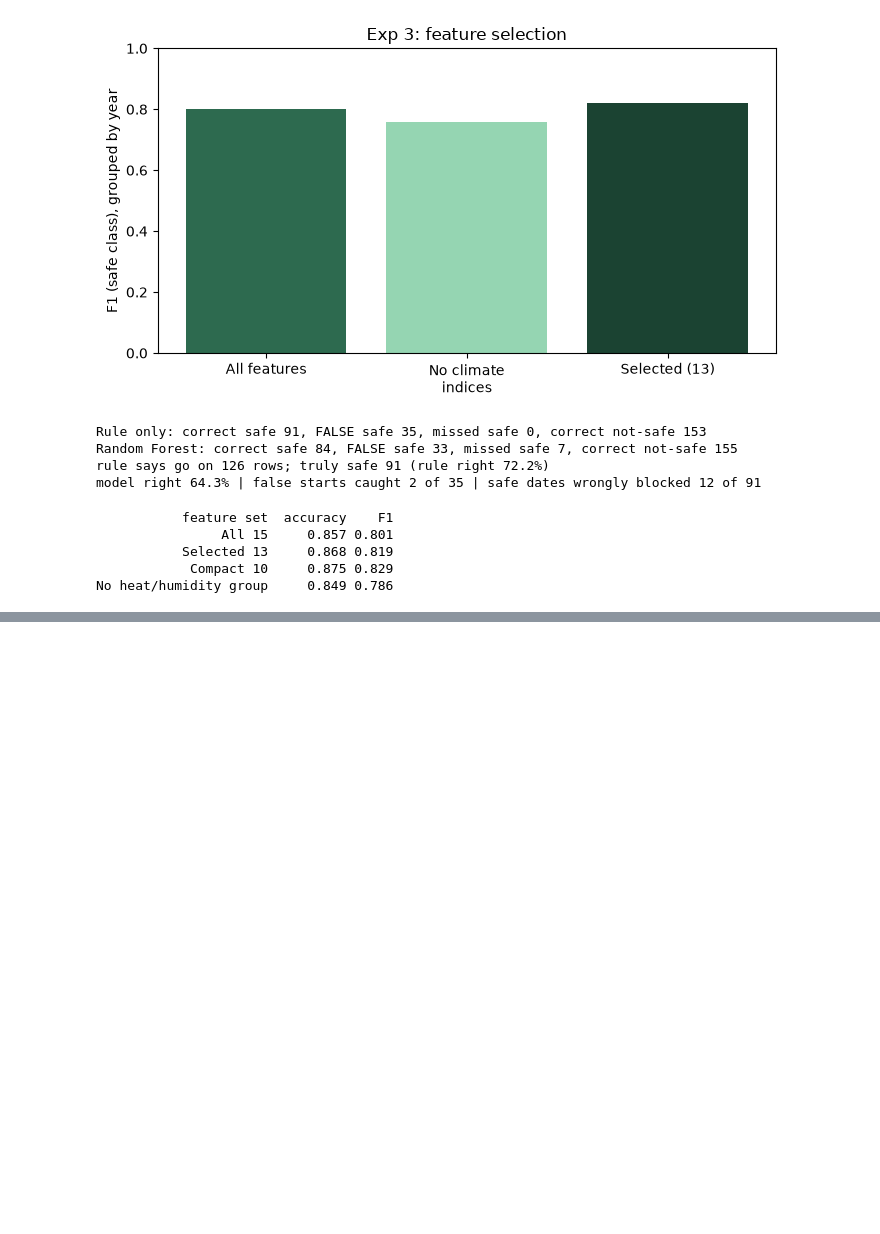
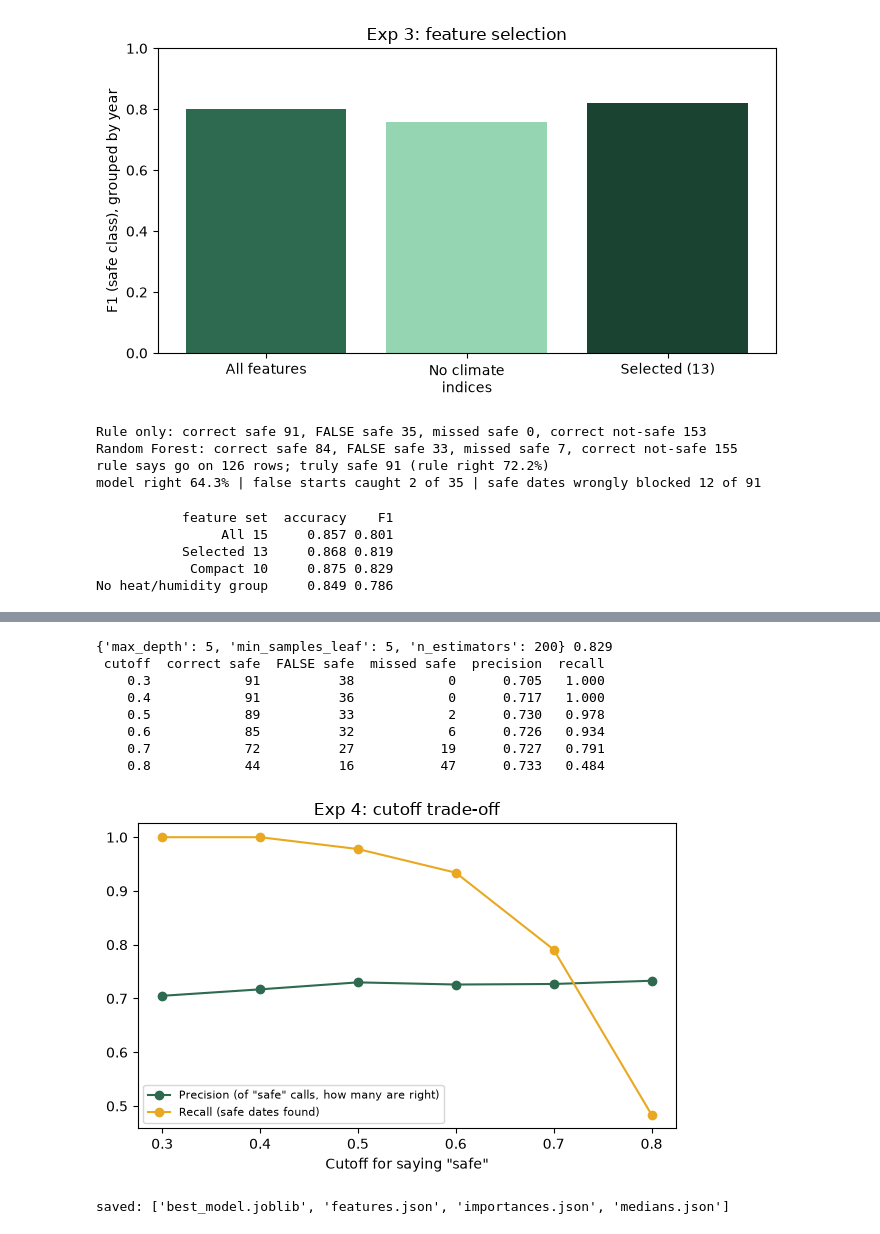
Before and after one commit to samikshadongare06-jpg/aiml-cie, a Jupyter notebook: notebooks/experiments.ipynb, the cells around one changed output, grey strips where cells are left out. Drawn from its saved outputs; the diff is of its cells as text; code cells hidden in the pictures; blank space fills up the shorter version.

```diff
--- a/notebooks/experiments.ipynb
+++ b/notebooks/experiments.ipynb
@@ -373,0 +422,49 @@ No heat/humidity group     0.849 0.786
+# %%
+# light tuning and the cutoff trade-off
+from sklearn.model_selection import GridSearchCV
+
+grid = GridSearchCV(RandomForestClassifier(class_weight='balanced', random_state=RS),
+                    {'n_estimators': [200, 400], 'max_depth': [3, 5, None], 'min_samples_leaf': [1, 3, 5]},
+                    cv=GroupKFold(n_splits=5), scoring='f1', n_jobs=-1)
+grid.fit(Xc, y, groups=groups)
+print(grid.best_params_, round(grid.best_score_, 3))   # slightly optimistic: tuned on the same folds
+best_rf = RandomForestClassifier(class_weight='balanced', random_state=RS, **grid.best_params_)
+log('Exp4 tuned Random Forest F1', grid.best_score_)
+
+proba = cross_val_predict(best_rf, Xc, y, cv=GroupKFold(n_splits=5), groups=groups, method='predict_proba')[:, 1]
+rows = []
+for t in [0.3, 0.4, 0.5, 0.6, 0.7, 0.8]:
+    p = (proba >= t).astype(int)
+    tn, fp, fn, tp = confusion_matrix(y, p).ravel()
+    rows.append((t, tp, fp, fn, round(tp / max(tp + fp, 1), 3), round(tp / (tp + fn), 3)))
+thr = pd.DataFrame(rows, columns=['cutoff', 'correct safe', 'FALSE safe', 'missed safe', 'precision', 'recall'])
+print(thr.to_string(index=False))
+
+plt.figure(figsize=(6, 4))
+plt.plot(thr['cutoff'], thr['precision'], marker='o', color='#2D6A4F', label='Precision (of "safe" calls, how many are right)')
+plt.plot(thr['cutoff'], thr['recall'], marker='o', color='#E9A820', label='Recall (safe dates found)')
+plt.xlabel('Cutoff for saying "safe"'); plt.legend(fontsize=8); plt.title('Exp 4: cutoff trade-off')
+plt.tight_layout()
+plt.savefig('static/charts/exp4_threshold.png', dpi=150); plt.show()
+# %% [output]
+{'max_depth': 5, 'min_samples_leaf': 5, 'n_estimators': 200} 0.829
+ cutoff  correct safe  FALSE safe  missed safe  precision  recall
+    0.3            91          38            0      0.705   1.000
+    0.4            91          36            0      0.717   1.000
+    0.5            89          33            2      0.730   0.978
+    0.6            85          32            6      0.726   0.934
+    0.7            72          27           19      0.727   0.791
+    0.8            44          16           47      0.733   0.484
+[figure, added]
+# %%
+# train and save the final model and the website files
+import joblib
+final_model = best_rf.fit(Xc, y)
+os.makedirs('models', exist_ok=True)
+joblib.dump(final_model, 'models/best_model.joblib')
+json.dump(COMPACT, open('models/features.json', 'w'))
+json.dump(df[COMPACT].median().round(2).to_dict(), open('models/medians.json', 'w'))
+json.dump(dict(zip(COMPACT, final_model.feature_importances_.round(3))), open('models/importances.json', 'w'))
+print('saved:', os.listdir('models'))
+# %% [output]
+saved: ['best_model.joblib', 'features.json', 'importances.json', 'medians.json']
```
Also changed, not shown: parts of 1 cell of this notebook, 7 other files.
